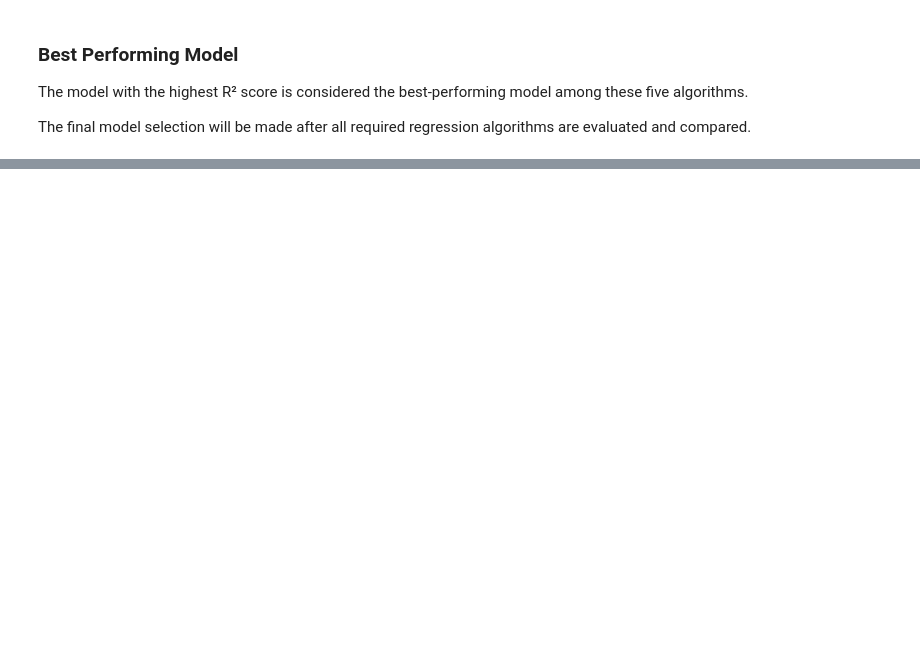
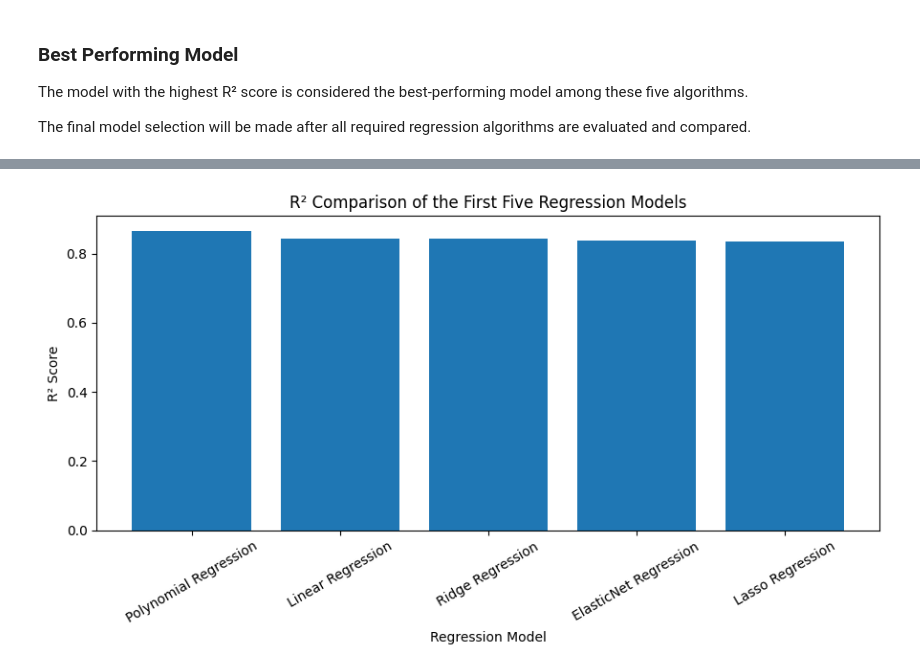
Before and after one commit to MR7star/ML-Capstone-Project, a Jupyter notebook: notebooks/regression.ipynb, the cells around one changed output, grey strips where cells are left out. Saved outputs shown, nothing was run; the diff lists cells and outputs as text; code cells hidden in the pictures; blank space fills up the shorter version.

```diff
--- a/notebooks/regression.ipynb
+++ b/notebooks/regression.ipynb
@@ -1205,0 +1312,14 @@ R2 score: 0.8427
+# %%
+plt.figure(figsize=(9, 5))
+
+plt.bar(comparison_df["Model"], comparison_df["R2"])
+
+plt.title("R² Comparison of the First Five Regression Models")
+plt.xlabel("Regression Model")
+plt.ylabel("R² Score")
+
+plt.xticks(rotation=30)
+plt.tight_layout()
+plt.show()
+# %% [output]
+[figure, added]
```
Also changed, not shown: parts of 12 cells of this notebook.
